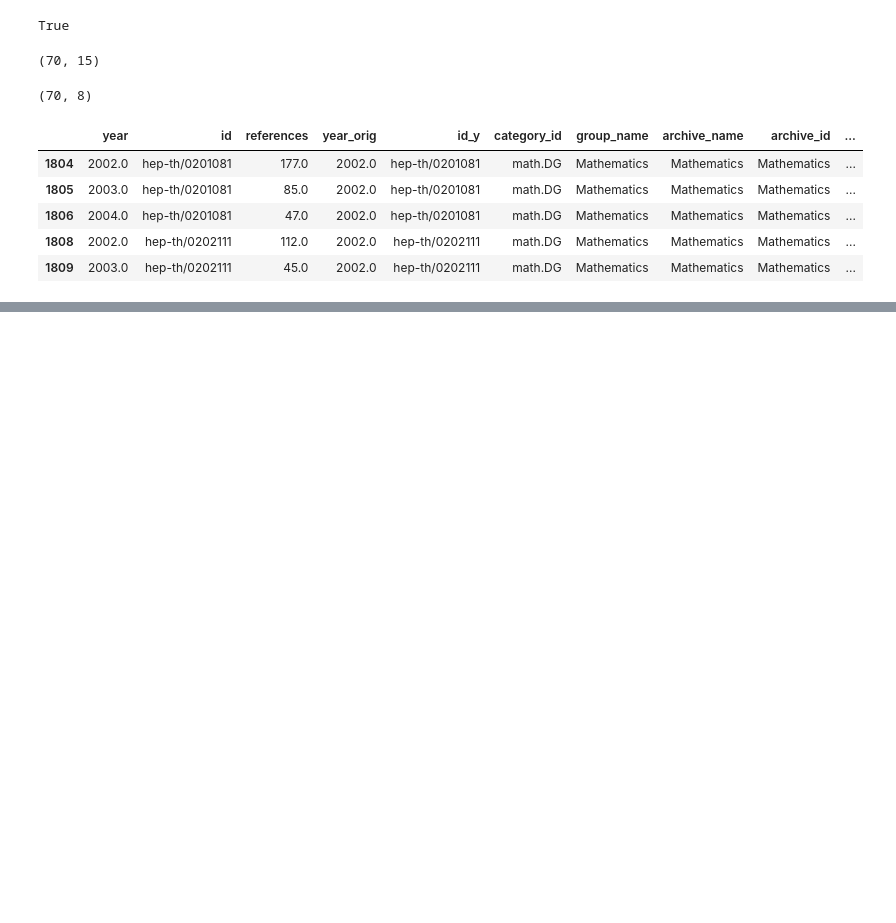
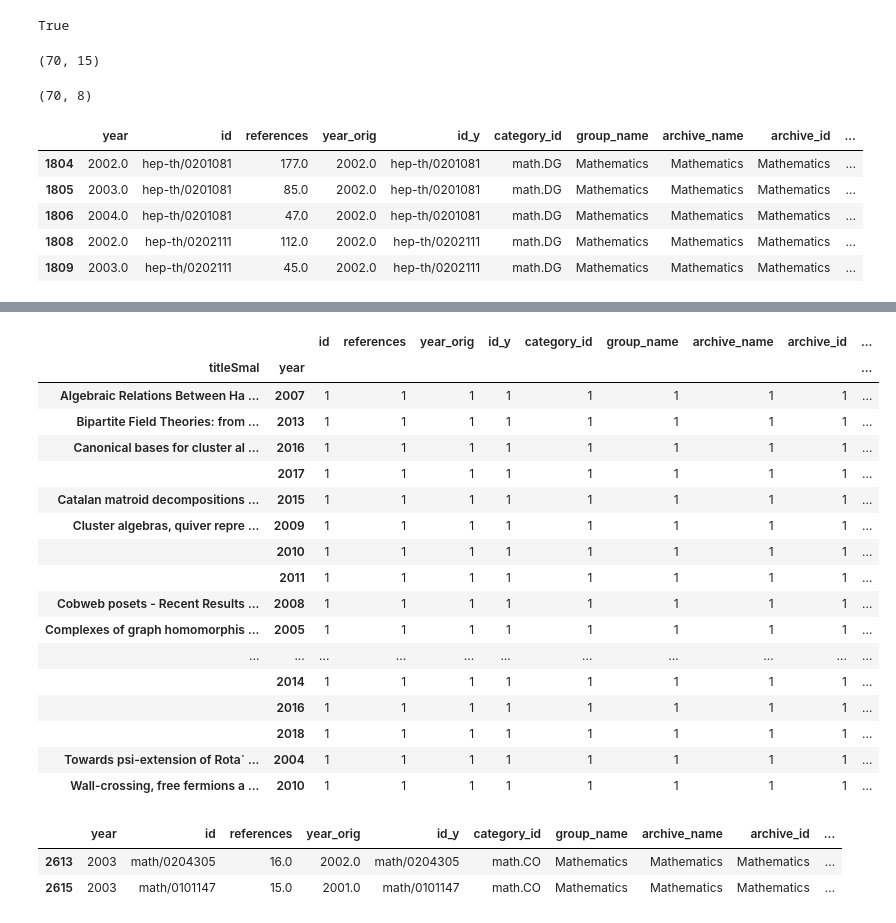
Before and after one commit to krishanr/mathjobs, a Jupyter notebook: notebooks/arxiv-taxonomy-e-top-influential-papers.ipynb, the cells around one changed output, grey strips where cells are left out. Saved outputs shown, nothing was run; the diff lists cells and outputs as text; code cells hidden in the pictures; blank space fills up the shorter version.

```diff
--- a/notebooks/arxiv-taxonomy-e-top-influential-papers.ipynb
+++ b/notebooks/arxiv-taxonomy-e-top-influential-papers.ipynb
@@ -1600,0 +1639,27 @@ _df.to_csv((project_dir / "data/web/arxiv-group-count.csv"), index=False)
+# %%
+cits.groupby(['titleSmal', 'year']).nunique()
+# %% [output]
+|  |  | id | references | year_orig | id_y | category_id | group_name | archive_name | archive_id | ... |
+| titleSmal | year |  |  |  |  |  |  |  |  | ... |
+| Algebraic Relations Between Ha ... | 2007 | 1 | 1 | 1 | 1 | 1 | 1 | 1 | 1 | ... |
+| Bipartite Field Theories: from ... | 2013 | 1 | 1 | 1 | 1 | 1 | 1 | 1 | 1 | ... |
+| Canonical bases for cluster al ... | 2016 | 1 | 1 | 1 | 1 | 1 | 1 | 1 | 1 | ... |
+|  | 2017 | 1 | 1 | 1 | 1 | 1 | 1 | 1 | 1 | ... |
+| Catalan matroid decompositions ... | 2015 | 1 | 1 | 1 | 1 | 1 | 1 | 1 | 1 | ... |
+| Cluster algebras, quiver repre ... | 2009 | 1 | 1 | 1 | 1 | 1 | 1 | 1 | 1 | ... |
+|  | 2010 | 1 | 1 | 1 | 1 | 1 | 1 | 1 | 1 | ... |
+|  | 2011 | 1 | 1 | 1 | 1 | 1 | 1 | 1 | 1 | ... |
+| Cobweb posets - Recent Results ... | 2008 | 1 | 1 | 1 | 1 | 1 | 1 | 1 | 1 | ... |
+| Complexes of graph homomorphis ... | 2005 | 1 | 1 | 1 | 1 | 1 | 1 | 1 | 1 | ... |
+| ... | ... | ... | ... | ... | ... | ... | ... | ... | ... | ... |
+|  | 2014 | 1 | 1 | 1 | 1 | 1 | 1 | 1 | 1 | ... |
+|  | 2016 | 1 | 1 | 1 | 1 | 1 | 1 | 1 | 1 | ... |
+|  | 2018 | 1 | 1 | 1 | 1 | 1 | 1 | 1 | 1 | ... |
+| Towards psi-extension of Rota` ... | 2004 | 1 | 1 | 1 | 1 | 1 | 1 | 1 | 1 | ... |
+| Wall-crossing, free fermions a ... | 2010 | 1 | 1 | 1 | 1 | 1 | 1 | 1 | 1 | ... |
+# %%
+cits[cits['year'] == 2003]
+# %% [output]
+|  | year | id | references | year_orig | id_y | category_id | group_name | archive_name | archive_id | ... |
+| 2613 | 2003 | math/0204305 | 16.0 | 2002.0 | math/0204305 | math.CO | Mathematics | Mathematics | Mathematics | ... |
+| 2615 | 2003 | math/0101147 | 15.0 | 2001.0 | math/0101147 | math.CO | Mathematics | Mathematics | Mathematics | ... |
```
Also changed, not shown: parts of 14 cells of this notebook, 1 other file.
